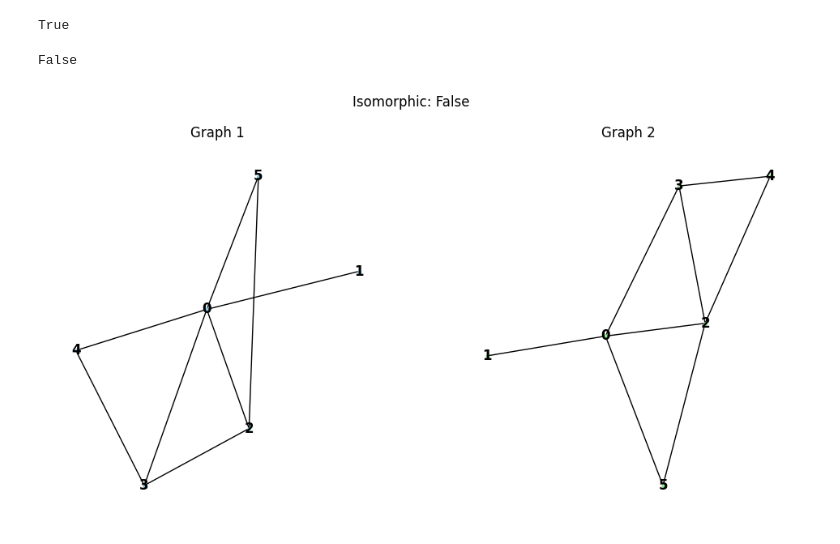
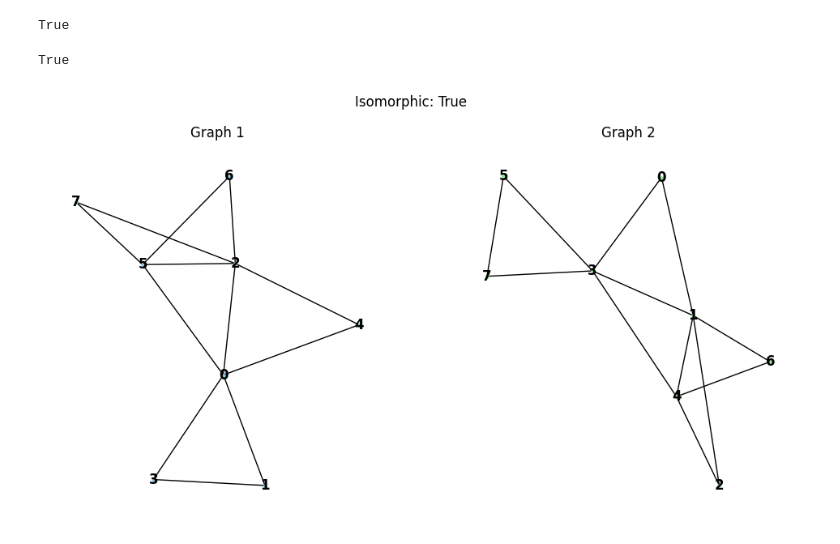
Before and after one commit to cthulhu369/ML-NYU, a Jupyter notebook: graph_iso/box2.ipynb, the cells around one changed output. Saved outputs shown, nothing was run; the diff lists cells and outputs as text; code cells hidden in the pictures.

```diff
--- a/graph_iso/box2.ipynb
+++ b/graph_iso/box2.ipynb
@@ -225,35 +195,0 @@ for i in range(3,1000):
-# %%
-def generate_non_isomorphic_small_graphs(num_nodes):
-    if num_nodes == 3:
-        # Create two distinct tree structures
-        graph1 = nx.Graph([(0, 1), (1, 2)])
-        graph2 = nx.Graph([(0, 1), (0, 2)])
-    elif num_nodes == 4:
-        # Create one tree and one non-tree structure
-        graph1 = nx.Graph([(0, 1), (1, 2), (2, 3)])
-        graph2 = nx.Graph([(0, 1), (1, 2), (1, 3)])
-    elif num_nodes == 5:
-        # Create two different structures
-        graph1 = nx.Graph([(0, 1), (1, 2), (2, 3), (3, 4)])
-        graph2 = nx.Graph([(0, 1), (0, 2), (0, 3), (0, 4)])
-    else:
-        raise ValueError("This function is only for small graphs with 3 to 5 nodes.")
-
-    return graph1, graph2
-
-def generate_graph_pair(num_nodes, is_isomorphic, num_edges_to_attach=2):
-    # For small graphs, handle differently
-    if num_nodes in [3, 4, 5] and not is_isomorphic:
-        return generate_non_isomorphic_small_graphs(num_nodes)
-
-    # For larger graphs or isomorphic pairs, use the previous method
-    base_graph = generate_connected_graph(num_nodes, num_edges_to_attach)
-
-    if is_isomorphic:
-        perm = list(range(num_nodes))
-        random.shuffle(perm)
-        other_graph = nx.relabel_nodes(base_graph, {i: perm[i] for i in range(num_nodes)})
-    else:
-        other_graph = generate_connected_graph(num_nodes, num_edges_to_attach)
-
-    return base_graph, other_graph
@@ -309,13 +309,13 @@ nx.is_connected(graph2)
 True
 # %%
 # Generate an example pair of graphs
-is_isomorphic = False
-example_pair = generate_graph_pair(6, is_isomorphic)  # Change to False to generate non-isomorphic pair
+is_isomorphic = True
+example_pair = generate_graph_pair(8, is_isomorphic)  # Change to False to generate non-isomorphic pair
 graph1, graph2 = example_pair
 print(nx.is_isomorphic(graph1, graph2))
 
 # Visualize the generated graphs
 visualize_graph_pair(graph1, graph2, is_isomorphic)
 # %% [output]
-False
+True
-[figure, old version]
+[figure, new version]
```
Also changed, not shown: parts of 6 cells of this notebook, 2 other files.
